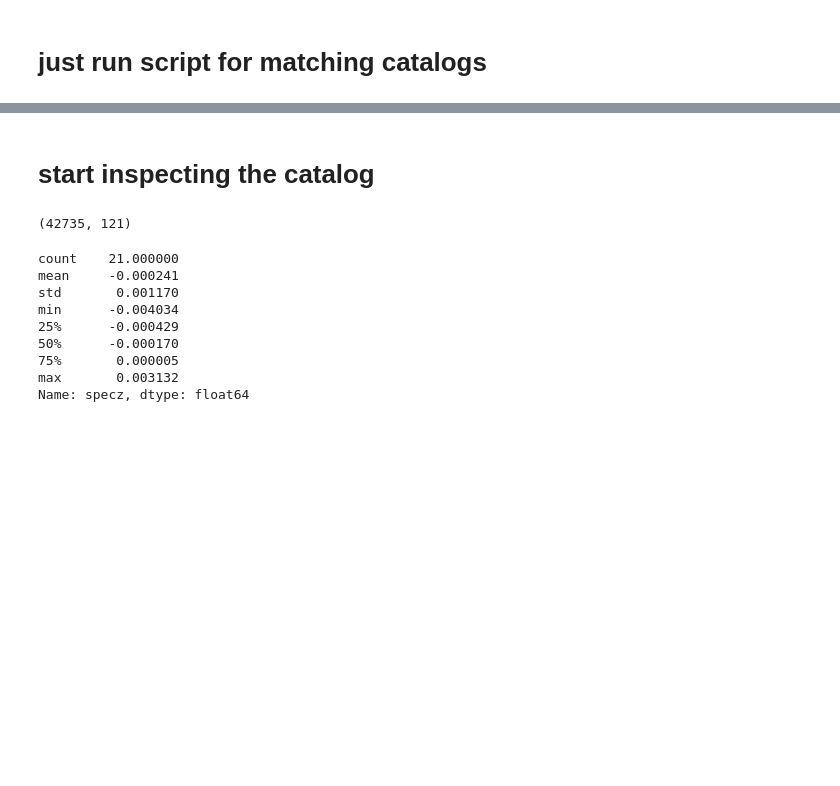
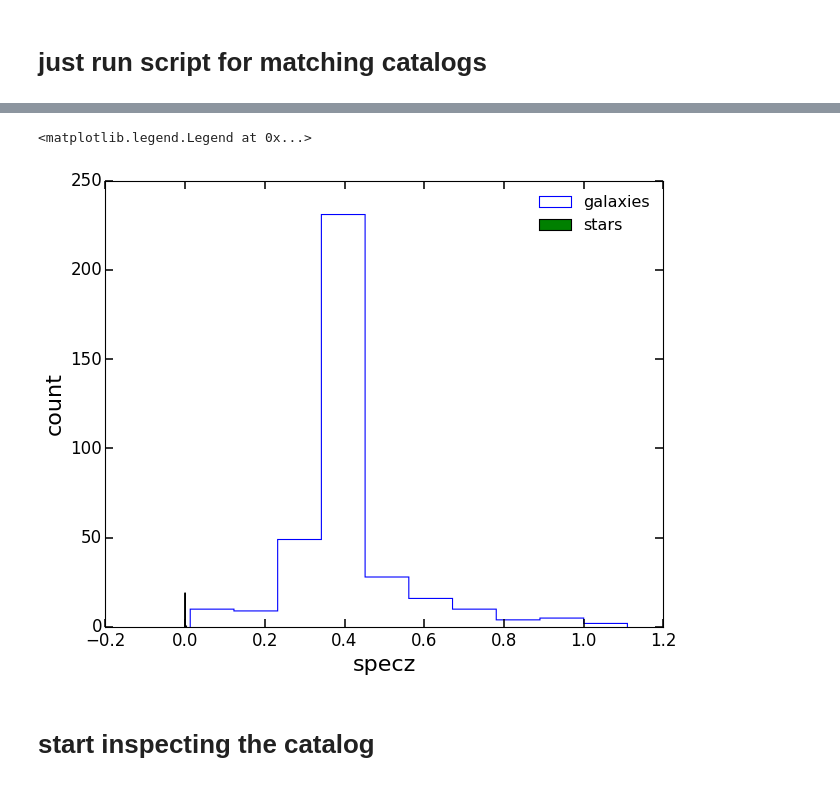
Before and after one commit to karenyyng/MACSJ1752, a Jupyter notebook: Code/data_preprocessing/2_Match_and_separate_spectroscopic_members.ipynb, the cells around one changed output, grey strips where cells are left out. Cells and saved outputs as stored; diff of their text form; code cells hidden in the pictures; blank space fills up the shorter version.

```diff
--- a/Code/data_preprocessing/2_Match_and_separate_spectroscopic_members.ipynb
+++ b/Code/data_preprocessing/2_Match_and_separate_spectroscopic_members.ipynb
@@ -31,2 +37,13 @@ No of accepted entries after all cuts = 397,    82.88%
+# %%
+_ = hist(combined_df.specz[gal_mask],
+         histtype='step', label="galaxies")
+_ = plt.hist(np.array(combined_df.specz[star_mask]), bins=3,
+             label="stars")
+plt.xlabel("specz")
+plt.ylabel('count')
+plt.legend(loc='best')
+# %% [output]
+<matplotlib.legend.Legend at 0x...>
+[figure, added]
 # %% [markdown]
 # start inspecting the catalog
@@ -36,18 +50,2 @@ combined_df = pd.read_hdf(dataPath2 + "combined_cat.h5",
-# %%
-combined_df.shape
-# %% [output]
-(42735, 121)
 # %%
 star_mask = combined_df.spec_quality == -1
-# %%
-sources_df.specz.describe()
-# %% [output]
-count    21.000000
-mean     -0.000241
-std       0.001170
-min      -0.004034
-25%      -0.000429
-50%      -0.000170
-75%       0.000005
-max       0.003132
-Name: specz, dtype: float64
```
Also changed, not shown: parts of 6 cells of this notebook, 2 other files.
